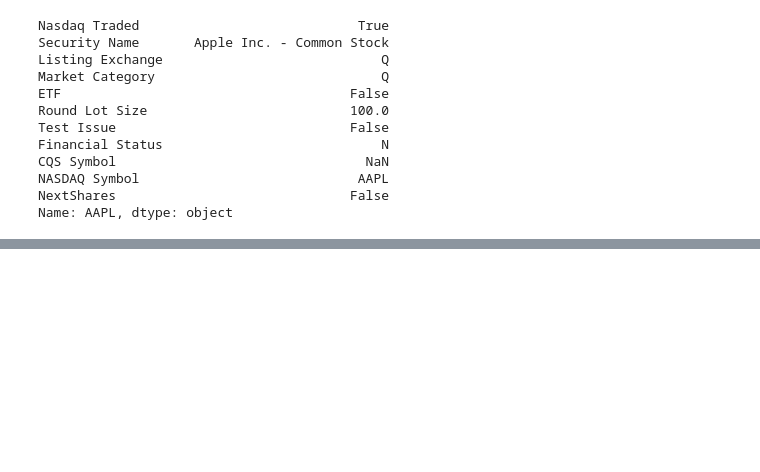
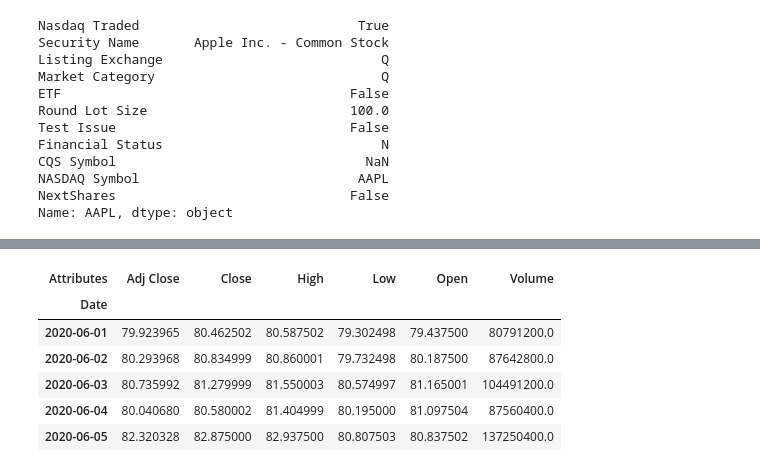
Before and after one commit to AleexSilva/Python-For-Finance, a Jupyter notebook: Data Source/Data-reader.ipynb, the cells around one changed output, grey strips where cells are left out. Saved outputs shown, nothing was run; the diff lists cells and outputs as text; code cells hidden in the pictures; blank space fills up the shorter version.

```diff
--- a/Data Source/Data-reader.ipynb
+++ b/Data Source/Data-reader.ipynb
@@ -150,0 +198,12 @@ wb_data.unstack(1)
+# %%
+aapl = data.xs('AAPL',axis=1,level=1)
+# %%
+aapl.head()
+# %% [output]
+| Attributes | Adj Close | Close | High | Low | Open | Volume |
+| Date |  |  |  |  |  |  |
+| 2020-06-01 | 79.923965 | 80.462502 | 80.587502 | 79.302498 | 79.437500 | 80791200.0 |
+| 2020-06-02 | 80.293968 | 80.834999 | 80.860001 | 79.732498 | 80.187500 | 87642800.0 |
+| 2020-06-03 | 80.735992 | 81.279999 | 81.550003 | 80.574997 | 81.165001 | 104491200.0 |
+| 2020-06-04 | 80.040680 | 80.580002 | 81.404999 | 80.195000 | 81.097504 | 87560400.0 |
+| 2020-06-05 | 82.320328 | 82.875000 | 82.937500 | 80.807503 | 80.837502 | 137250400.0 |
```
Also changed, not shown: parts of 24 cells of this notebook, 1 other file.
